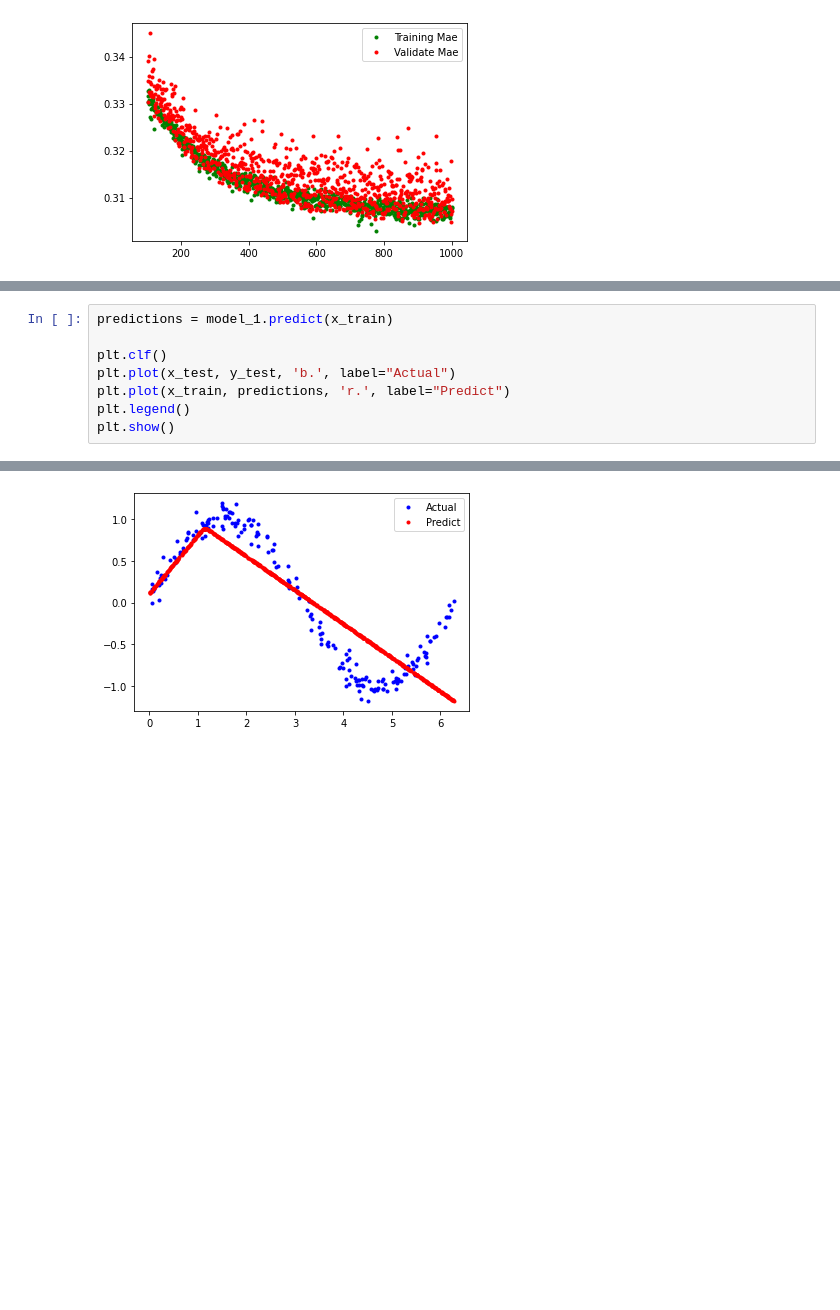
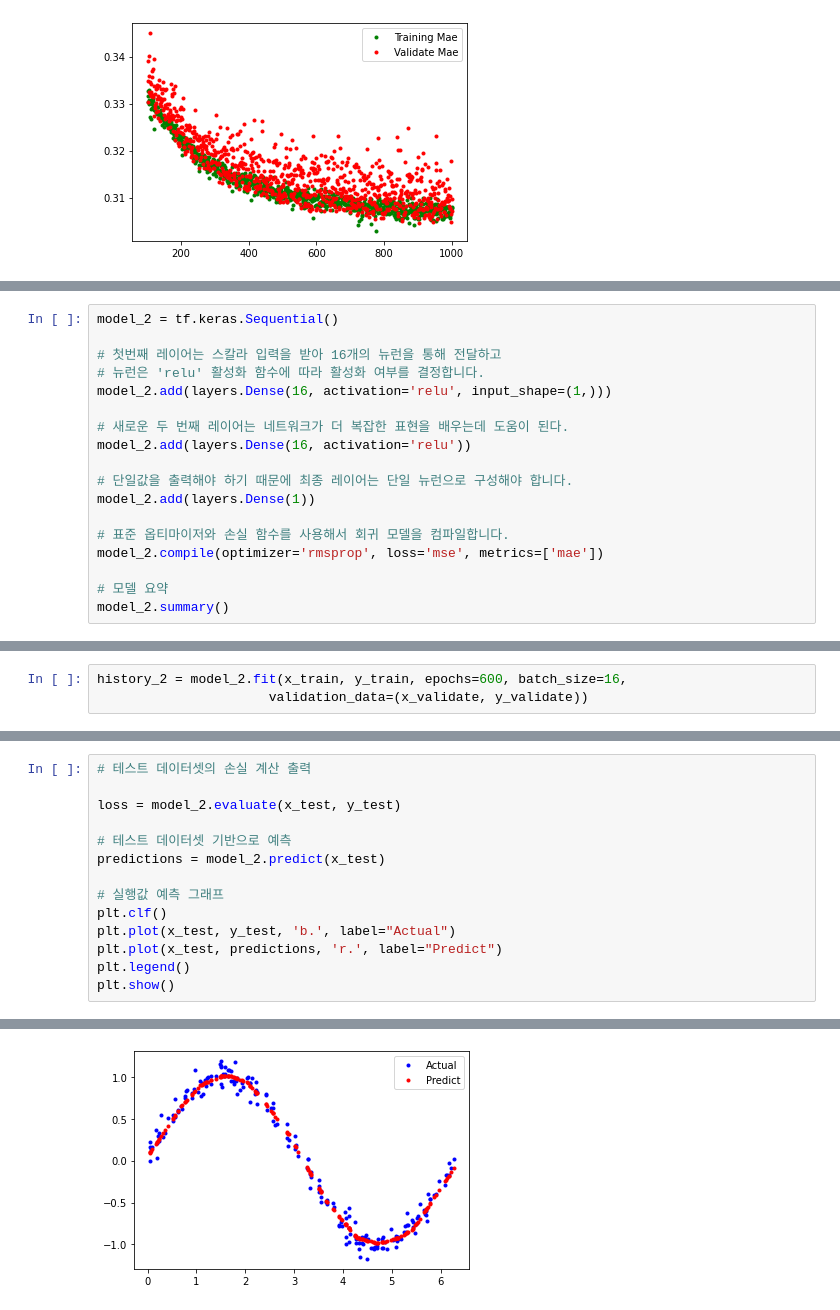
Before and after one commit to lincoln-cmd/Machine_Learning, a Jupyter notebook: 기초데이터.ipynb, the cells around one changed output, grey strips where cells are left out. Drawn from its saved outputs; the diff is of its cells as text; blank space fills up the shorter version.

```diff
--- a/기초데이터.ipynb
+++ b/기초데이터.ipynb
@@ -181,0 +217,18 @@ plt.show()
+# %%
+model_2 = tf.keras.Sequential()
+
+# 첫번째 레이어는 스칼라 입력을 받아 16개의 뉴런을 통해 전달하고
+# 뉴런은 'relu' 활성화 함수에 따라 활성화 여부를 결정합니다.
+model_2.add(layers.Dense(16, activation='relu', input_shape=(1,)))
+
+# 새로운 두 번째 레이어는 네트워크가 더 복잡한 표현을 배우는데 도움이 된다.
+model_2.add(layers.Dense(16, activation='relu'))
+
+# 단일값을 출력해야 하기 때문에 최종 레이어는 단일 뉴런으로 구성해야 합니다.
+model_2.add(layers.Dense(1))
+
+# 표준 옵티마이저와 손실 함수를 사용해서 회귀 모델을 컴파일합니다.
+model_2.compile(optimizer='rmsprop', loss='mse', metrics=['mae'])
+
+# 모델 요약
+model_2.summary()
@@ -181,0 +250,3 @@ plt.show()
+# %%
+history_2 = model_2.fit(x_train, y_train, epochs=600, batch_size=16,
+                      validation_data=(x_validate, y_validate))
@@ -182,9 +291,15 @@ plt.show()
 # %%
-predictions = model_1.predict(x_train)
+# 테스트 데이터셋의 손실 계산 출력
 
+loss = model_2.evaluate(x_test, y_test)
+
+# 테스트 데이터셋 기반으로 예측
+predictions = model_2.predict(x_test)
+
+# 실행값 예측 그래프
 plt.clf()
 plt.plot(x_test, y_test, 'b.', label="Actual")
-plt.plot(x_train, predictions, 'r.', label="Predict")
+plt.plot(x_test, predictions, 'r.', label="Predict")
 plt.legend()
 plt.show()
 # %% [output]
@@ -191 +307 @@ plt.show()
-[figure, old version]
+[figure, new version]
```
Also changed, not shown: parts of 10 cells of this notebook.
